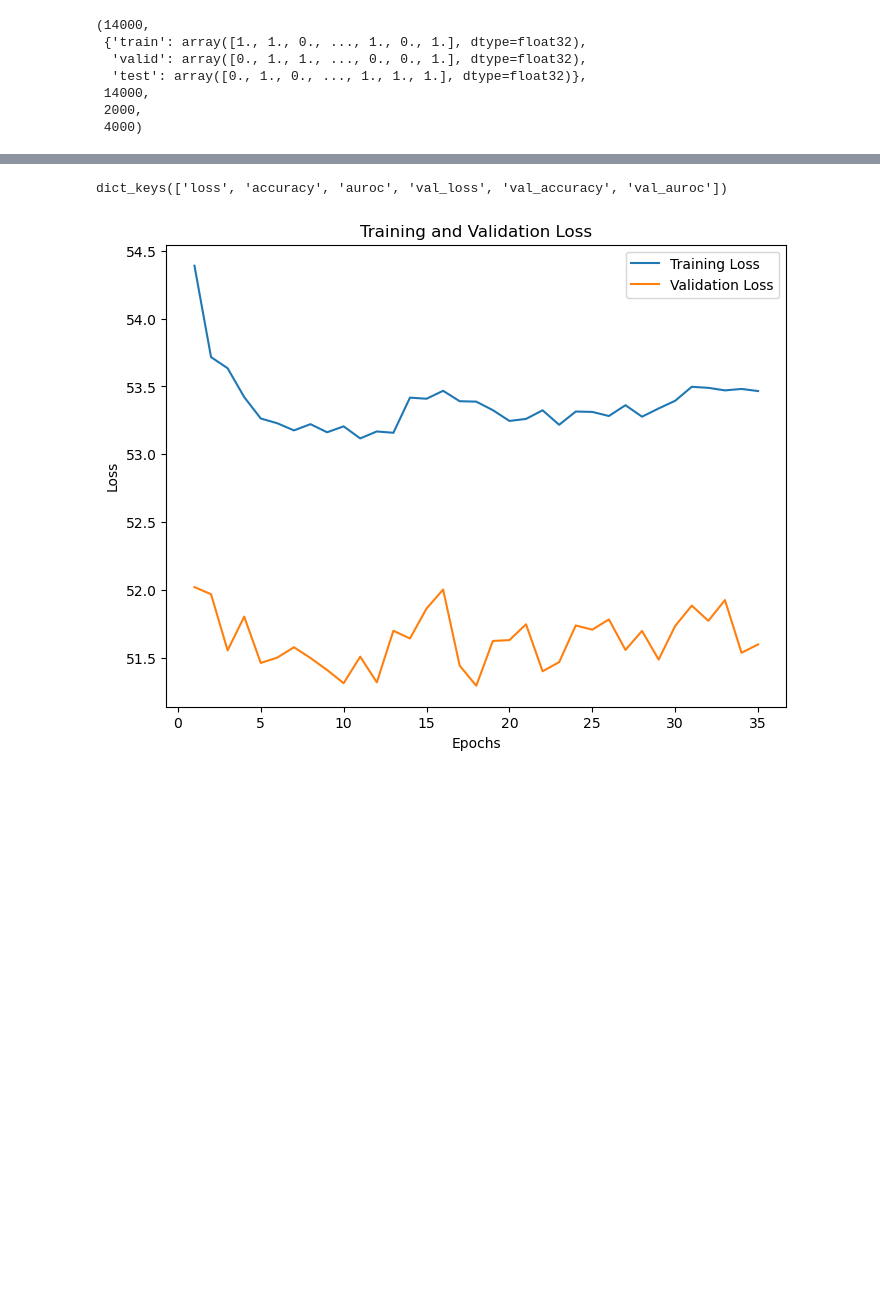
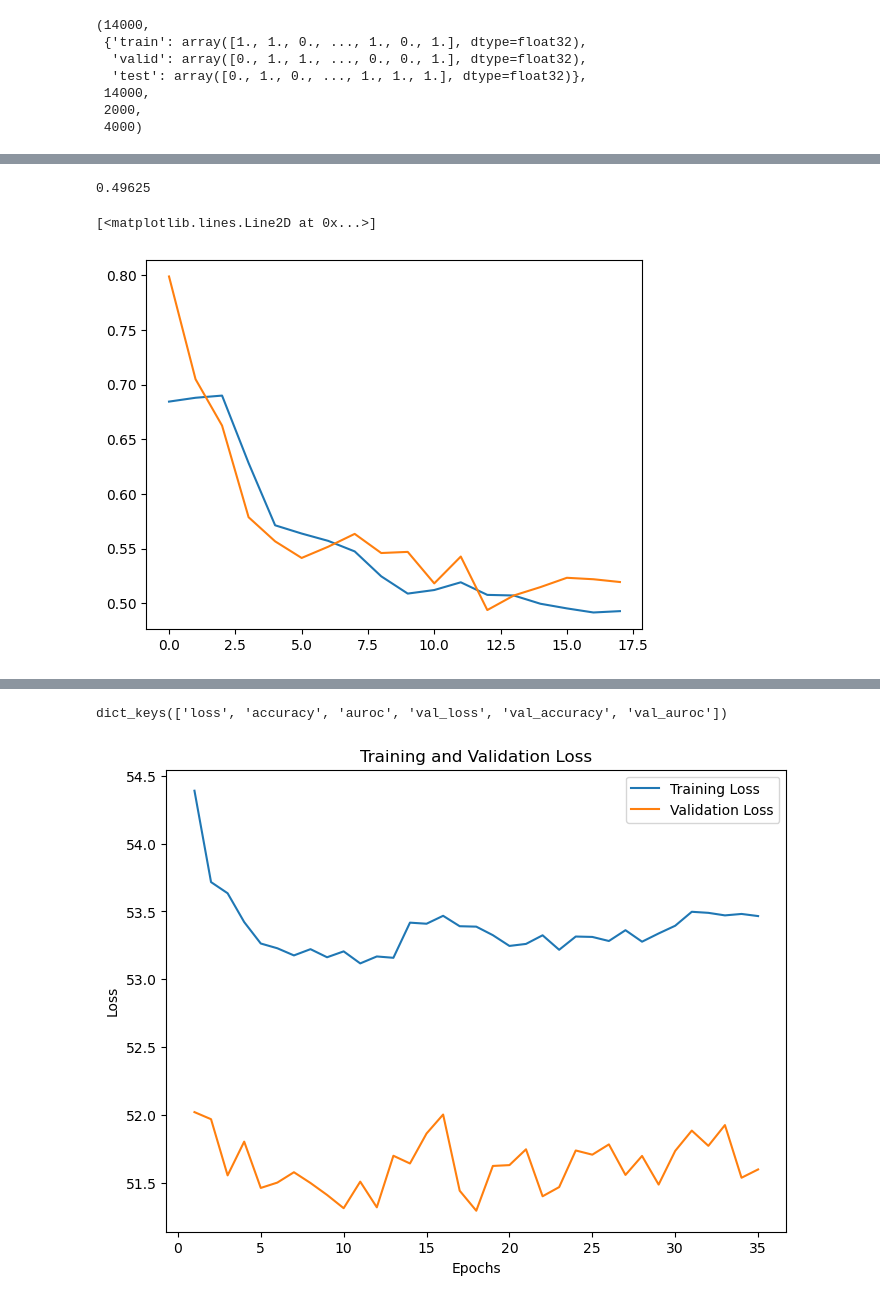
Before and after one commit to rohitkt10/fall_co-op_2023, a Jupyter notebook: experiments/deepbind_synthetic_dna_data.ipynb, the cells around one changed output, grey strips where cells are left out. Saved outputs shown, nothing was run; the diff lists cells and outputs as text; code cells hidden in the pictures; blank space fills up the shorter version.

```diff
--- a/experiments/deepbind_synthetic_dna_data.ipynb
+++ b/experiments/deepbind_synthetic_dna_data.ipynb
@@ -45,12 +46,14 @@ config = {
     "patience": 3,
     }
 # %%
-import wandb
-# start a new wandb run to track this script
-wandb.init(
-    # set the wandb project where this run will be logged
-    project="deepbind_synthetic_jul27",
+WANDB= False
+if WANDB:
 
-    # track hyperparameters and run metadata
-    config=config
-)
+    # start a new wandb run to track this script
+    wandb.init(
+        # set the wandb project where this run will be logged
+        project="deepbind_synthetic_jul27",
+
+        # track hyperparameters and run metadata
+        config=config
+    )
@@ -65,0 +73,15 @@ View run at https://wandb.ai/harshitandkumar/deepbind_synthetic_jul27/runs/ynui7
+# %%
+# set up the model, lossfn, optimizer, trainer
+model = DeepBindCNN(input_size=4, output_size=1, kernel_size=9)
+lossfn = nn.BCEWithLogitsLoss()
+optimizer = torch.optim.Adam(model.parameters(), lr=config['learning_rate'])
+metrics_list = [getattr(metrics, met) for met in ['accuracy', 'auroc']]
+trainer = Trainer(model, lossfn, optimizer, metrics=metrics_list, wandb=False)
+
+history = trainer.fit(
+            loaders['train'],
+            val_loader=loaders['valid'],
+            nepochs=config['epochs'],
+            patience=config['epochs'],
+            save_path='best_model.pt'
+                    )
@@ -66 +108,20 @@ View run at https://wandb.ai/harshitandkumar/deepbind_synthetic_jul27/runs/ynui7
+# %%
+model = model.to("cpu")
+ytest, ytestpred = [], []
+for batch in loaders['test']:
+    xtest, _ytest = batch
+    _ytestpred = torch.sigmoid(model(xtest)).argmax(1).detach().numpy()
+    ytestpred.append(_ytestpred)
+    ytest.append(_ytest)
+ytest = np.hstack(ytest)
+ytestpred = np.hstack(ytestpred)
+print((ytest == ytestpred).sum() / len(ytest))
+# %% [output]
+0.49625
+# %%
+plt.plot(history['loss'], label='Training')
+plt.plot(history['val_loss'], label='Validation')
+# %% [output]
+[<matplotlib.lines.Line2D at 0x...>]
+[figure, added]
 # %%
```
Also changed, not shown: parts of 7 cells of this notebook, 1 other file.
